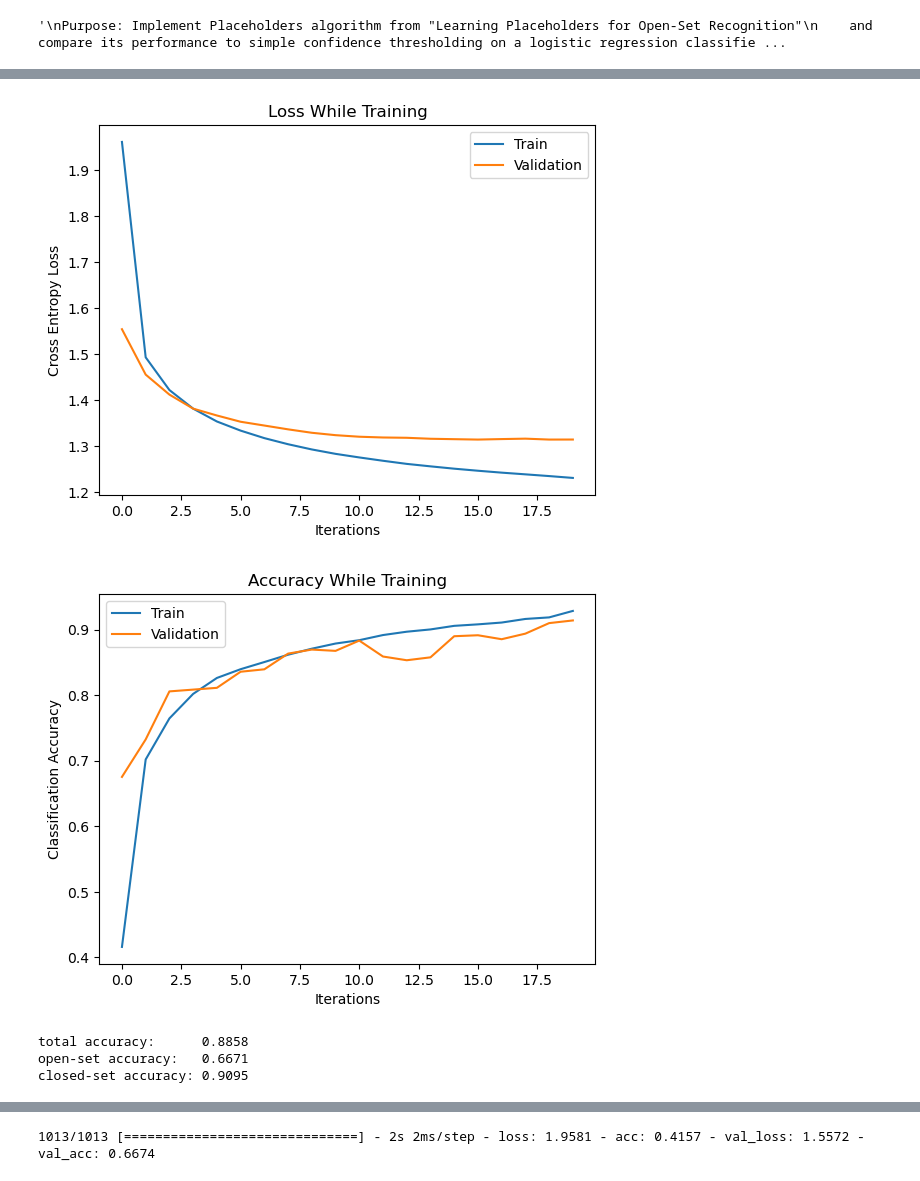
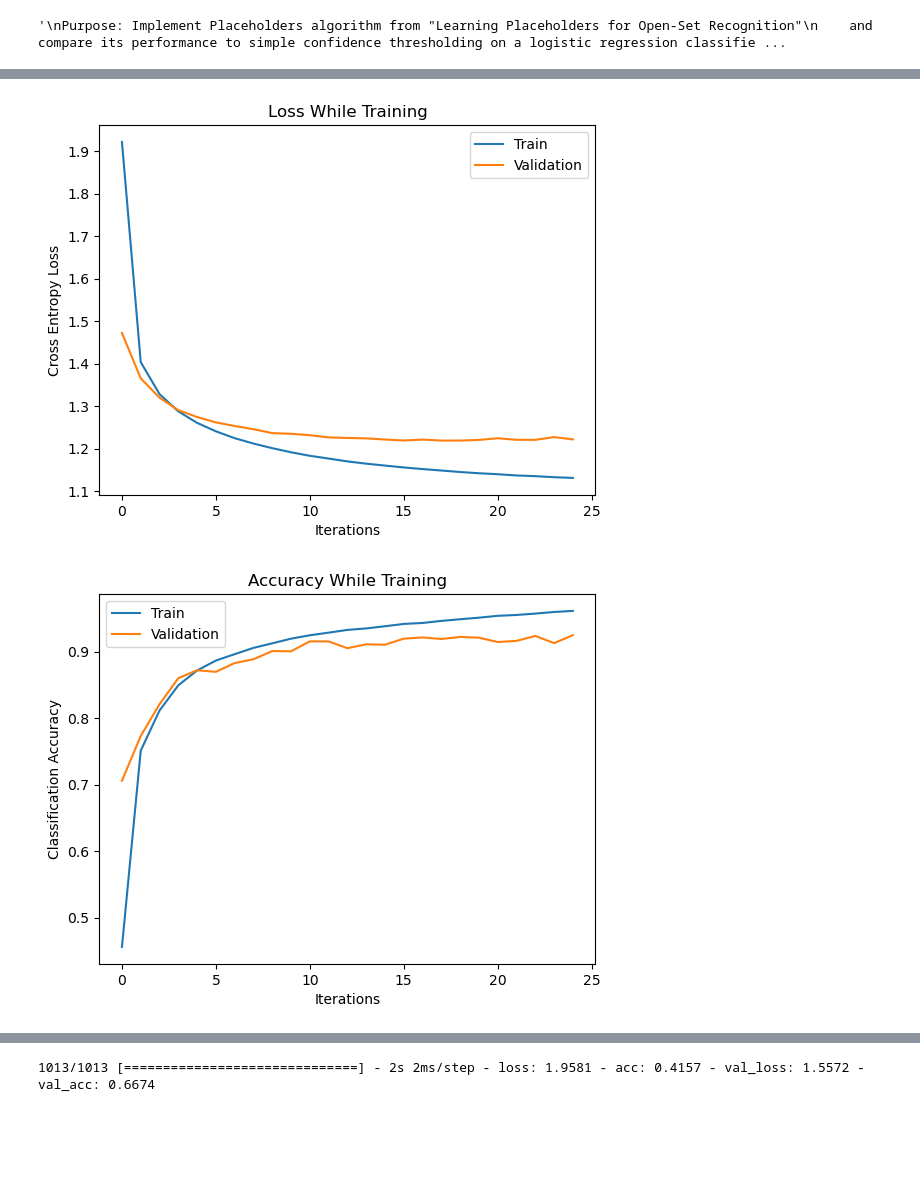
Before and after one commit to anhardy/CSE-576-Group-Project, a Jupyter notebook: placeholders_experiments.ipynb, the cells around one changed output, grey strips where cells are left out. Cells and saved outputs as stored; diff of their text form; code cells hidden in the pictures; blank space fills up the shorter version.

```diff
--- a/placeholders_experiments.ipynb
+++ b/placeholders_experiments.ipynb
@@ -190,11 +184,8 @@ def plot_open_closed_accuracy(all_acc, open_acc, closed_acc):
 # from the train set, but is left in the valdation set
 open_set_class_labels = [9]
 
-X_train, X_val, y_train, y_val = validation_split(X, y)
+X_train, X_val, y_train, y_val = validation_split(X, y, val_size=.3)
 X_train_closed, y_train_closed = remove_classes_from_dataset(X_train, y_train, open_set_class_labels)
-
-# convert instances of class labels in the open set to -1
-y_val_open = modify_open_set_labels(y_val, open_set_class_labels)
 
 pre_dim = post_dim = 50
 model = StandardLogisticRegressionModel(pre_dim, post_dim, NUM_CLASSES - 1)
@@ -232,24 +222,0 @@ Epoch 15/15
-# %%
-# See how the threshold value affects open-set accuracy
-threshold_value = np.linspace(0, 1, 100)
-
-total_acc = []
-open_set_acc = []
-closed_set_acc = []
-
-max_total_acc = 0
-best_threshold = 0
-
-for threshold in threshold_value:
-    y_pred = threshold_predict(X_val, model, threshold)
-    total_acc.append(accuracy(y_val_open, y_pred))
-    open_set_acc.append(open_set_accuracy(y_val_open, y_pred))
-    closed_set_acc.append(closed_set_accuracy(y_val_open, y_pred))
-
-plot_open_closed_accuracy(total_acc, open_set_acc, closed_set_acc)
-
-best_total_acc_idx = np.argmax(total_acc)
-print('total accuracy:      {:.4f}'.format(float(total_acc[best_total_acc_idx])))
-print('open-set accuracy:   {:.4f}'.format(float(open_set_acc[best_total_acc_idx])))
-print('closed-set accuracy: {:.4f}'.format(float(closed_set_acc[best_total_acc_idx])))
-print('optimal threshold:   {:.4f}'.format(float(threshold_value[best_total_acc_idx])))
@@ -268,6 +303,7 @@ class OpenSetPlaceholdersLRM(StandardLogisticRegressionModel):
         super().__init__(*args, **kwargs)
         self.num_placeholders = num_placeholders
         self.dummy_logits_layer = tf.keras.layers.Dense(num_placeholders, activation=None, name='dummy_logits')
+        self.bias = 0 # used to calibrate dummy logit to have same magnitude as rest of logits
 
     def call(self, inputs):
         x_pre = self.embed_pre(inputs)
@@ -275,7 +311,7 @@ class OpenSetPlaceholdersLRM(StandardLogisticRegressionModel):
         closed_set_logits = self.logits_layer(x_post)
         dummy_logits = self.dummy_logits_layer(x_post)
         max_dummy_logit = tf.reduce_max(dummy_logits, axis=1)
-        all_logits = tf.concat([closed_set_logits, tf.expand_dims(max_dummy_logit, 1)], axis=1)
+        all_logits = tf.concat([closed_set_logits, tf.expand_dims(max_dummy_logit, 1) + self.bias], axis=1)
         return self.output_layer(all_logits)
 
     def predict(self, x):
@@ -301,11 +337,8 @@ def ce_loss_for_placeholders(y_true, y_pred, beta):
 # from the train set, but is left in the valdation set
 open_set_class_labels = [9]
 
-X_train, X_val, y_train, y_val = validation_split(X, y)
+X_train, X_val, y_train, y_val = validation_split(X, y, val_size=.3)
 X_train_closed, y_train_closed = remove_classes_from_dataset(X_train, y_train, open_set_class_labels)
-
-# convert instances of class labels in the open set to -1
-y_val_open = modify_open_set_labels(y_val, open_set_class_labels)
 
 num_placeholders = 20
 pre_dim = post_dim = 50
@@ -315,7 +348,7 @@ model = OpenSetPlaceholdersLRM(
     num_classes=NUM_CLASSES - 1,
     num_placeholders=num_placeholders
 )
-beta = .75
+beta = .65
 loss = lambda *x: ce_loss_for_placeholders(*x, beta)
 model.compile(
     optimizer='adam',
@@ -325,7 +358,7 @@ model.compile(
 # The "+ 1"s below add an additional column of zeros to the one-hot encodings for
 # the dummy class
 y_train_one_hot = tf.one_hot(tf.cast(y_train_closed, tf.int64), depth=model.num_classes + 1)
-history = model.fit(X_train_closed, y_train_one_hot, epochs=20, validation_split=.2, batch_size=32)
+history = model.fit(X_train_closed, y_train_one_hot, epochs=25, validation_split=.2, batch_size=32)
 
 train_loss = history.history['loss']
 val_loss = history.history['val_loss']
@@ -355,16 +388,2 @@ Epoch 20/20
-[figure, old version]
+[figure, new version]
-[figure, old version]
+[figure, new version]
-# %%
-total_acc = []
-open_set_acc = []
-closed_set_acc = []
-
-y_pred = model.predict(X_val)
-
-print('total accuracy:      {:.4f}'.format(accuracy(y_val_open, y_pred)))
-print('open-set accuracy:   {:.4f}'.format(open_set_accuracy(y_val_open, y_pred)))
-print('closed-set accuracy: {:.4f}'.format(closed_set_accuracy(y_val_open, y_pred)))
-# %% [output]
-total accuracy:      0.8858
-open-set accuracy:   0.6671
-closed-set accuracy: 0.9095
```
Also changed, not shown: parts of 10 cells of this notebook.
